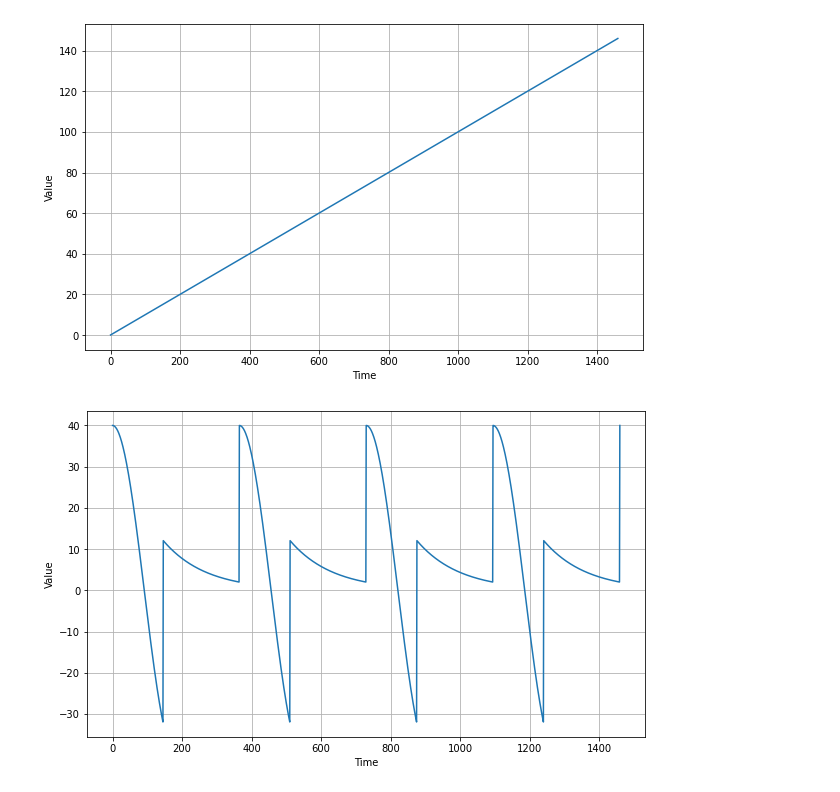
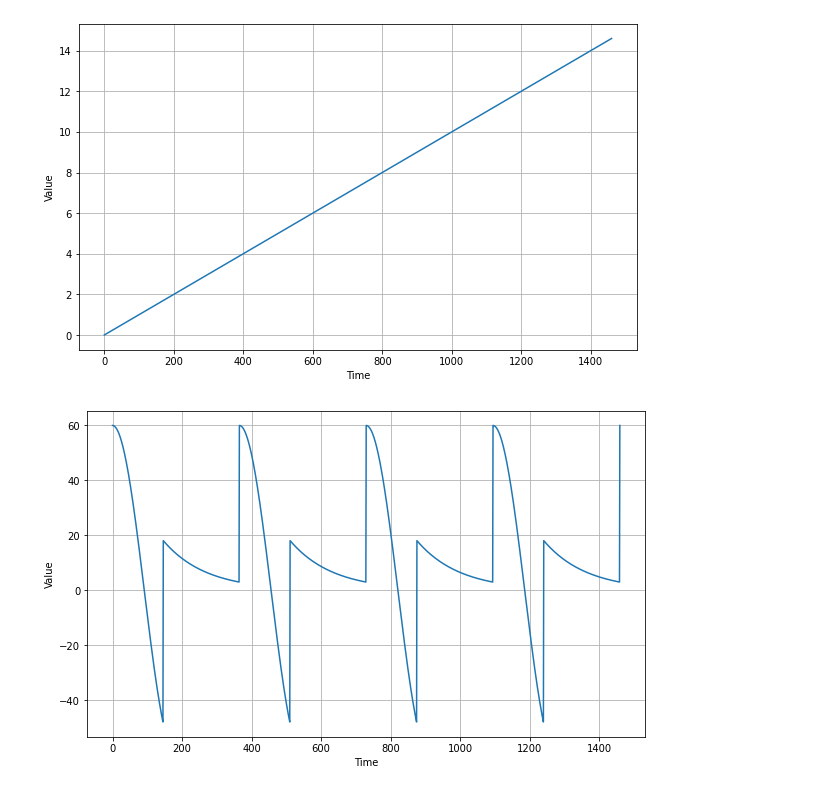
Before and after one commit to ayushblaze/Using-TensorFlow, a Jupyter notebook: Sequences, Time Series and Prediction.ipynb, the cells around one changed output. Saved outputs shown, nothing was run; the diff lists cells and outputs as text; code cells hidden in the pictures.

```diff
--- a/Sequences, Time Series and Prediction.ipynb
+++ b/Sequences, Time Series and Prediction.ipynb
@@ -17,26 +17,29 @@ def trend(time, slope=0):
 # %%
 time=np.arange(4*365+1)
-baseline=10
-series=trend(time, 0.1)
+baseline=1
+series=trend(time, 0.01)
 
 plt.figure(figsize=(10, 6))
 plot_series(time, series)
 plt.show()
 # %% [output]
-[figure, old version]
+[figure, new version]
 # %%
 def seasonal_pattern(season_time):
-    return np.where(season_time<0.4, np.cos(season_time*2*np.pi), 1/np.exp(3*season_time))
+    return np.where(season_time<0.4,
+                   np.cos(season_time*2*np.pi),
+                   1/np.exp(3*season_time))
+
 def seasonality(time, period, amplitude=1, phase=0):
     season_time=((time+phase)%period)/period
     return amplitude*seasonal_pattern(season_time)
 # %%
 baseline=10
-amplitude=40
+amplitude=60
 series=seasonality(time, period=365, amplitude=amplitude)
 
 plt.figure(figsize=(10, 6))
 plot_series(time, series)
 plt.show()
 # %% [output]
-[figure, old version]
+[figure, new version]
```
Also changed, not shown: parts of 10 cells of this notebook.
